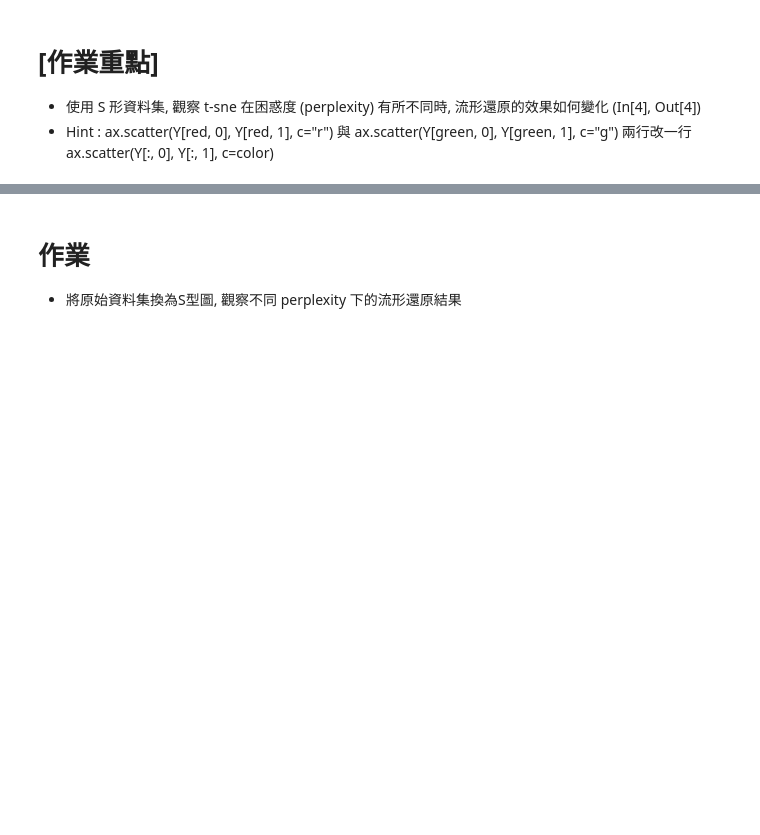
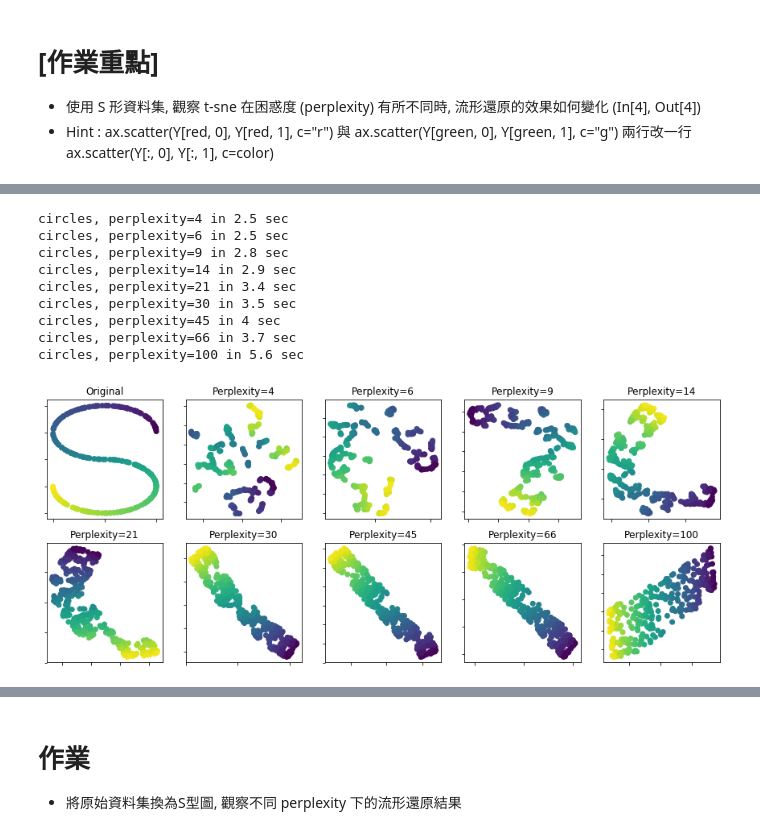
Before and after one commit to ckma761231/2nd-ML100Days, a Jupyter notebook: homework/Day_062_tsne_HW.ipynb, the cells around one changed output, grey strips where cells are left out. Cells and saved outputs as stored; diff of their text form; code cells hidden in the pictures; blank space fills up the shorter version.

```diff
--- a/homework/Day_062_tsne_HW.ipynb
+++ b/homework/Day_062_tsne_HW.ipynb
@@ -68 +68,51 @@ circles, perplexity=100 in 6.6 sec
 [figure]
+# %%
+# 設定模型與繪圖參數
+n_samples = 300
+n_components = 2
+(fig, subplots) = plt.subplots(2, 5, figsize=(15, 6))
+perplexities = [4, 6, 9, 14, 21, 30, 45, 66, 100]
+
+# 設定同心圓資料點
+X, color = datasets.samples_generator.make_s_curve(n_samples=n_samples,random_state=0)
+#red = y == 0 # 將 y 為 0 的 index set 存成變數 red
+#green = y == 1 # 將 y 為 1 的 index set 存成變數 green
+
+# 繪製資料原圖
+ax = subplots[0][0]
+ax.set_title("Original")
+ax.scatter(X[:, 0], X[:, 2], c=color)
+#ax.xaxis.set_major_formatter(NullFormatter())
+#ax.yaxis.set_major_formatter(NullFormatter())
+plt.axis('tight')
+
+for i, perplexity in enumerate(perplexities):
+    if i<4:
+        ax = subplots[0][i+1]
+    else:
+        ax = subplots[1][i-4]
+
+    t0 = time()
+    tsne = manifold.TSNE(n_components=n_components, init='random',
+                         random_state=0, perplexity=perplexity)
+    Y = tsne.fit_transform(X)
+    t1 = time()
+    print("circles, perplexity=%d in %.2g sec" % (perplexity, t1 - t0))
+    ax.set_title("Perplexity=%d" % perplexity)
+    ax.scatter(Y[:, 0], Y[:, 1], c=color)
+    ax.xaxis.set_major_formatter(NullFormatter())
+    ax.yaxis.set_major_formatter(NullFormatter())
+    ax.axis('tight')
+
+plt.show()
+# %% [output]
+circles, perplexity=4 in 2.5 sec
+circles, perplexity=6 in 2.5 sec
+circles, perplexity=9 in 2.8 sec
+circles, perplexity=14 in 2.9 sec
+circles, perplexity=21 in 3.4 sec
+circles, perplexity=30 in 3.5 sec
+circles, perplexity=45 in 4 sec
+circles, perplexity=66 in 3.7 sec
+circles, perplexity=100 in 5.6 sec
+[figure, added]
```
Also changed, not shown: parts of 3 cells of this notebook.
